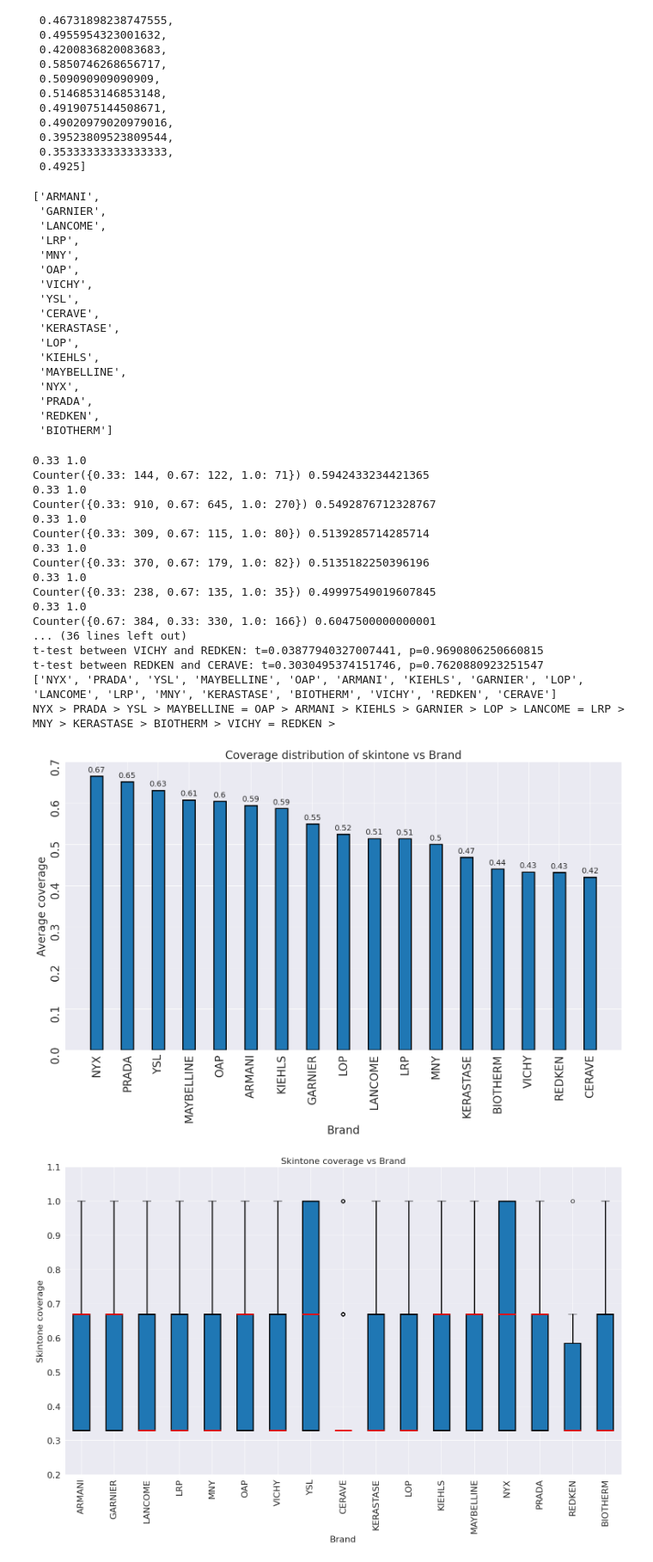
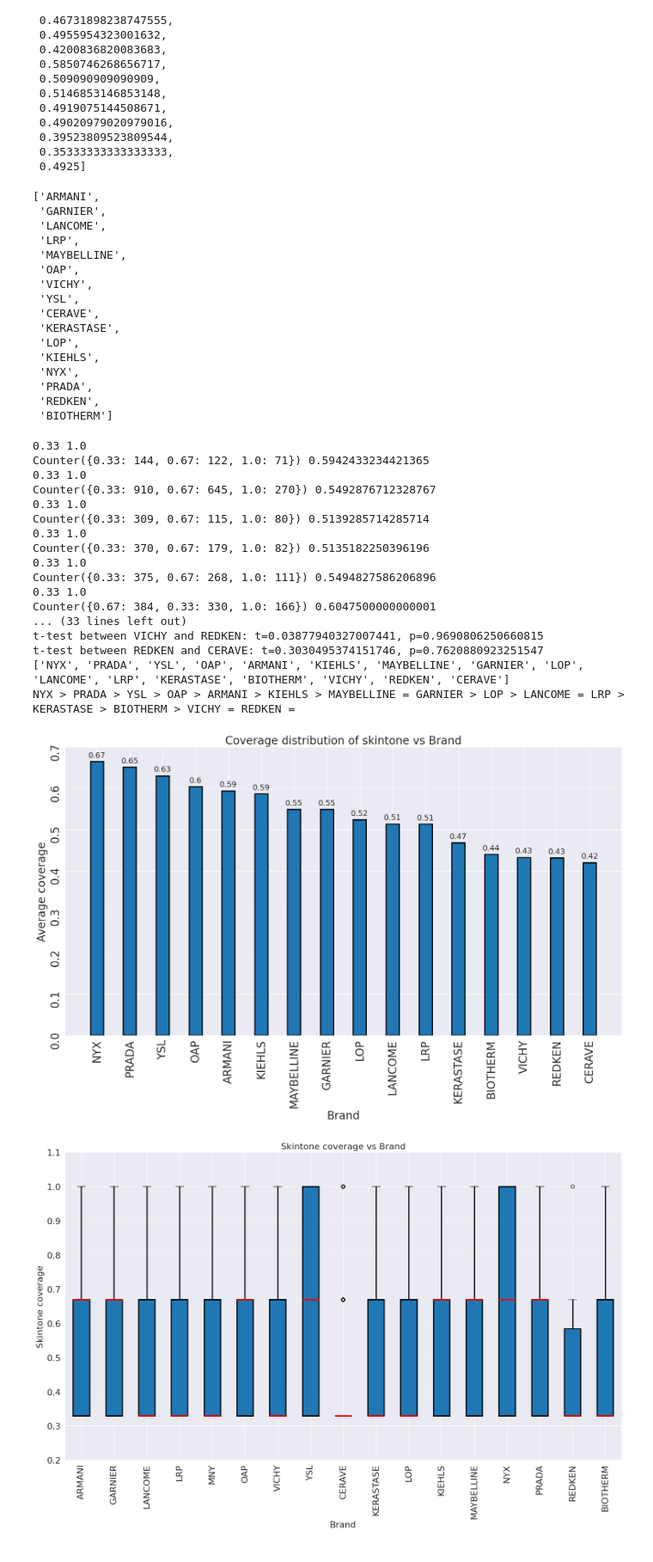
Before and after one commit to usc-sail/mica-muse-loreal, a Jupyter notebook: compute_coverage.ipynb, the cells around one changed output. Shown at 86% size. Saved outputs shown, nothing was run; the diff lists cells and outputs as text; code cells hidden in the pictures.

Commit message:
Added new skintone plots

```diff
--- a/compute_coverage.ipynb
+++ b/compute_coverage.ipynb
@@ -16,3 +16,7 @@ Index(['Filename', 'Advertiser', 'Date', 'Version', 'Country', 'Duration',
        'medium', 'dark', 'light_screentime', 'medium_screentime',
        'dark_screentime'],
       dtype='object', length=173)
+# %%
+for i in np.arange(rp_data.shape[0]):
+    if(rp_data['ProductAdvertiser'].iloc[i]=='MNY'):
+        rp_data['ProductAdvertiser'].iloc[i]='MAYBELLINE'
@@ -435,7 +461,7 @@ brand_filter_list
  'GARNIER',
  'LANCOME',
  'LRP',
- 'MNY',
+ 'MAYBELLINE',
  'OAP',
  'VICHY',
  'YSL',
@@ -443,7 +469,6 @@ brand_filter_list
  'KERASTASE',
  'LOP',
  'KIEHLS',
- 'MAYBELLINE',
  'NYX',
  'PRADA',
  'REDKEN',
@@ -454,11 +479,11 @@ brand_filter_list=[]
 
 for brand in list(rp_data['ProductAdvertiser'].unique()):
 
-    rp_data_brand=rp_data[rp_data['ProductAdvertiser']==brand]
-    print(rp_data_brand['skintone_coverage'].min(),rp_data_brand['skintone_coverage'].max())
-    print(Counter(list(rp_data_brand['skintone_coverage'])),rp_data_brand['skintone_coverage'].mean())
-    if(len(rp_data_brand)>=30):
-        skintone_coverage_brand_mean=np.nanmean(list(rp_data_brand['skintone_coverage']))
+    coverage_data_brand=coverage_data[coverage_data['ProductAdvertiser']==brand]
+    #print(rp_data_brand['Coverage_skintone_10_bins'].min(),rp_data_brand['Coverage_skintone_10_bins'].max())
+    #print(Counter(list(rp_data_brand['Coverage_skintone_10_bins'])),rp_data_brand['Coverage_skintone_10_bins'].mean())
+    if(len(coverage_data_brand)>=30):
+        skintone_coverage_brand_mean=np.nanmean(list(coverage_data_brand['skintone_coverage']))
         brand_wise_skintone_coverage.append(skintone_coverage_brand_mean)
         brand_filter_list.append(brand)
     else:
@@ -470,7 +495,7 @@ pvalues_list=[]
 confidence=0.05
 
 sorted_skintone_coverage_ids_brand=np.argsort(-np.array(brand_wise_skintone_coverage))
-sorted_skintone_coverage_brand=[brand_wise_skintone_coverage[i] for i in skintone_coverage_ids_brand]
+sorted_skintone_coverage_brand=[brand_wise_skintone_coverage[i] for i in sorted_skintone_coverage_ids_brand]
 brand_filter_list_sorted=[brand_filter_list[i] for i in sorted_skintone_coverage_ids_brand]
 
 for i in range(len(brand_filter_list_sorted)-1):
@@ -499,38 +524,38 @@ for i, v in enumerate(sorted_skintone_coverage_brand):
     ax.text(brand_filter_list_sorted[i], v+0.01, str(round(v,2)), ha='center', fontsize=14)
 
 # set the title and axis labels
 ax.set_title('Coverage distribution of skintone vs Brand', fontsize=20)
 ax.set_xlabel('Brand', fontsize=20)
 ax.set_ylabel('Average coverage', fontsize=20)
 
 # get the x-tick labels
 labels = ax.get_xticklabels()
 yticks = ax.get_yticks()
 ax.set_yticks(yticks)
 ax.tick_params(axis='y', labelsize=20, rotation=90)
 ax.tick_params(axis='x', labelsize=20, rotation=90)
 plt.tight_layout()
 filename="Brand_based_average_skintone_coverage.png"
 plt.savefig('plots/'+filename,dpi=300)
 # %% [output]
 0.33 1.0
 Counter({0.33: 144, 0.67: 122, 1.0: 71}) 0.5942433234421365
 0.33 1.0
 Counter({0.33: 910, 0.67: 645, 1.0: 270}) 0.5492876712328767
 0.33 1.0
 Counter({0.33: 309, 0.67: 115, 1.0: 80}) 0.5139285714285714
 0.33 1.0
 Counter({0.33: 370, 0.67: 179, 1.0: 82}) 0.5135182250396196
 0.33 1.0
-Counter({0.33: 238, 0.67: 135, 1.0: 35}) 0.49997549019607845
+Counter({0.33: 375, 0.67: 268, 1.0: 111}) 0.5494827586206896
 0.33 1.0
 Counter({0.67: 384, 0.33: 330, 1.0: 166}) 0.6047500000000001
-... (36 lines left out)
+... (33 lines left out)
 t-test between VICHY and REDKEN: t=0.03877940327007441, p=0.9690806250660815
 t-test between REDKEN and CERAVE: t=0.3030495374151746, p=0.7620880923251547
-['NYX', 'PRADA', 'YSL', 'MAYBELLINE', 'OAP', 'ARMANI', 'KIEHLS', 'GARNIER', 'LOP', 'LANCOME', 'LRP', 'MNY', 'KERASTASE', 'BIOTHERM', 'VICHY', 'REDKEN', 'CERAVE']
-NYX > PRADA > YSL > MAYBELLINE = OAP > ARMANI > KIEHLS > GARNIER > LOP > LANCOME = LRP > MNY > KERASTASE > BIOTHERM > VICHY = REDKEN >
+['NYX', 'PRADA', 'YSL', 'OAP', 'ARMANI', 'KIEHLS', 'MAYBELLINE', 'GARNIER', 'LOP', 'LANCOME', 'LRP', 'KERASTASE', 'BIOTHERM', 'VICHY', 'REDKEN', 'CERAVE']
+NYX > PRADA > YSL > OAP > ARMANI > KIEHLS > MAYBELLINE = GARNIER > LOP > LANCOME = LRP > KERASTASE > BIOTHERM > VICHY = REDKEN =
-[figure, old version]
+[figure, new version]
 # %%
 #box plot of coverage across brands
 brand_filter_list=[]
```
Also changed, not shown: parts of 4 cells of this notebook, 6 other files.
